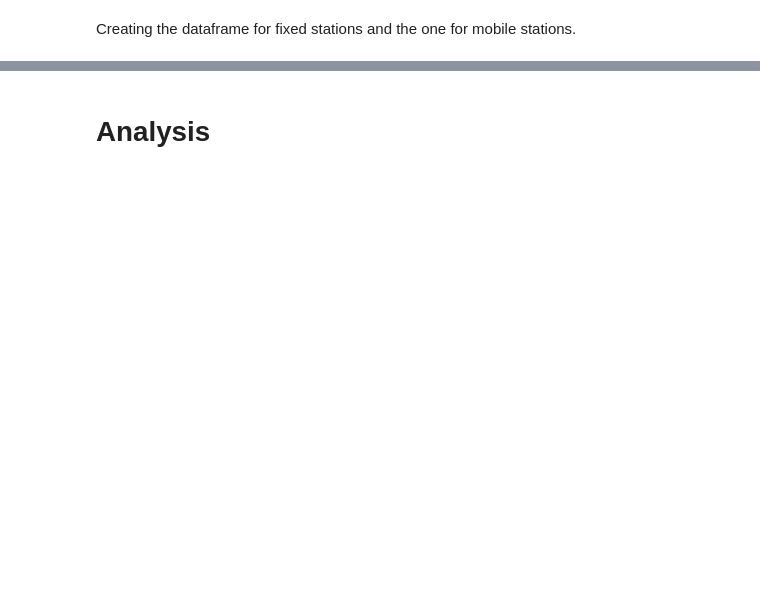
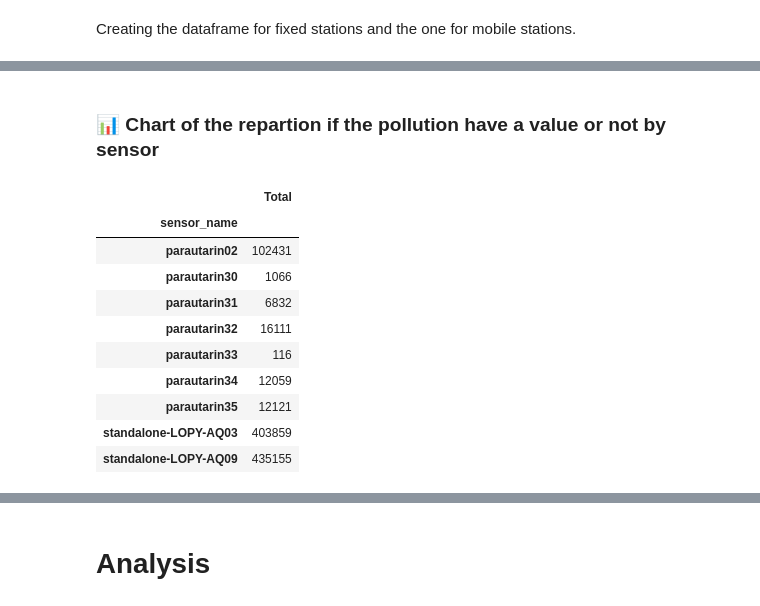
Before and after one commit to MatthieuAdafaly/AQMO, a Jupyter notebook: Filter_Data.ipynb, the cells around one changed output, grey strips where cells are left out. Saved outputs shown, nothing was run; the diff lists cells and outputs as text; code cells hidden in the pictures; blank space fills up the shorter version.

```diff
--- a/Filter_Data.ipynb
+++ b/Filter_Data.ipynb
@@ -28,22 +39,23 @@ df.groupby('sensor_name')['sensor_type'].unique()
 # %%
 df_comparaison_sensor = pd.DataFrame({
     'Total': df['sensor_name'].value_counts().sort_index(),
-    'mobile': df_mobile['sensor_name'].value_counts().sort_index(),
-    'stationnary': df_stationnary['sensor_name'].value_counts().sort_index()
 }).fillna(0).astype(int)
-# add columns
-df_comparaison_sensor['measure without pollution value'] = (
-    df_comparaison_sensor['Total']
-    - df_comparaison_sensor['mobile']
-    - df_comparaison_sensor['stationnary']
-)
-df_comparaison_sensor['measure with pollution value'] = df_comparaison_sensor['mobile'] + df_comparaison_sensor['stationnary']
-df_comparaison_sensor = df_comparaison_sensor.drop(columns=['mobile','stationnary'])
 
-# Ajouter la ligne "Total" au DataFrame
-df_comparaison_sensor.loc['Total'] = df_comparaison_sensor[['Total', 'measure without pollution value', 'measure with pollution value']].sum()
 display(Markdown("### 📊 Chart of the repartion if the pollution have a value or not by sensor"))
 display(df_comparaison_sensor)
+# %% [output]
+### 📊 Chart of the repartion if the pollution have a value or not by sensor
+|  | Total |
+| sensor_name |  |
+| parautarin02 | 102431 |
+| parautarin30 | 1066 |
+| parautarin31 | 6832 |
+| parautarin32 | 16111 |
+| parautarin33 | 116 |
+| parautarin34 | 12059 |
+| parautarin35 | 12121 |
+| standalone-LOPY-AQ03 | 403859 |
+| standalone-LOPY-AQ09 | 435155 |
 # %%
 # Create a series representing the month indices (1 to 12)
 month_index = pd.Series(range(1, 13), name="month")
```
Also changed, not shown: parts of 10 cells of this notebook, 3 other files.
